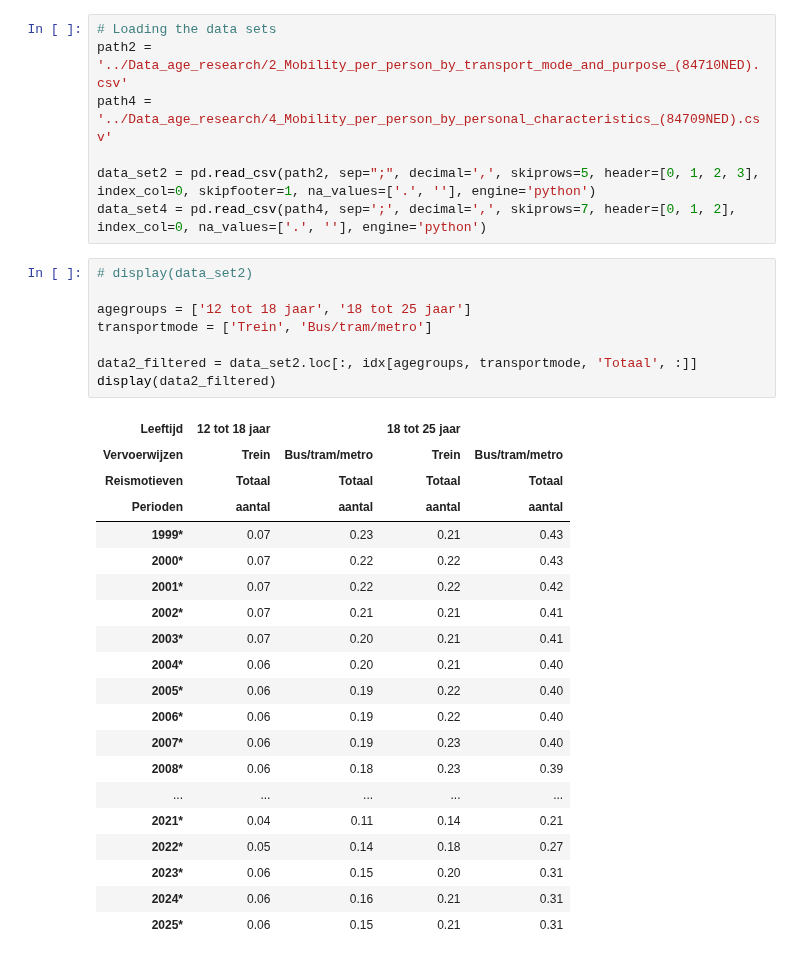
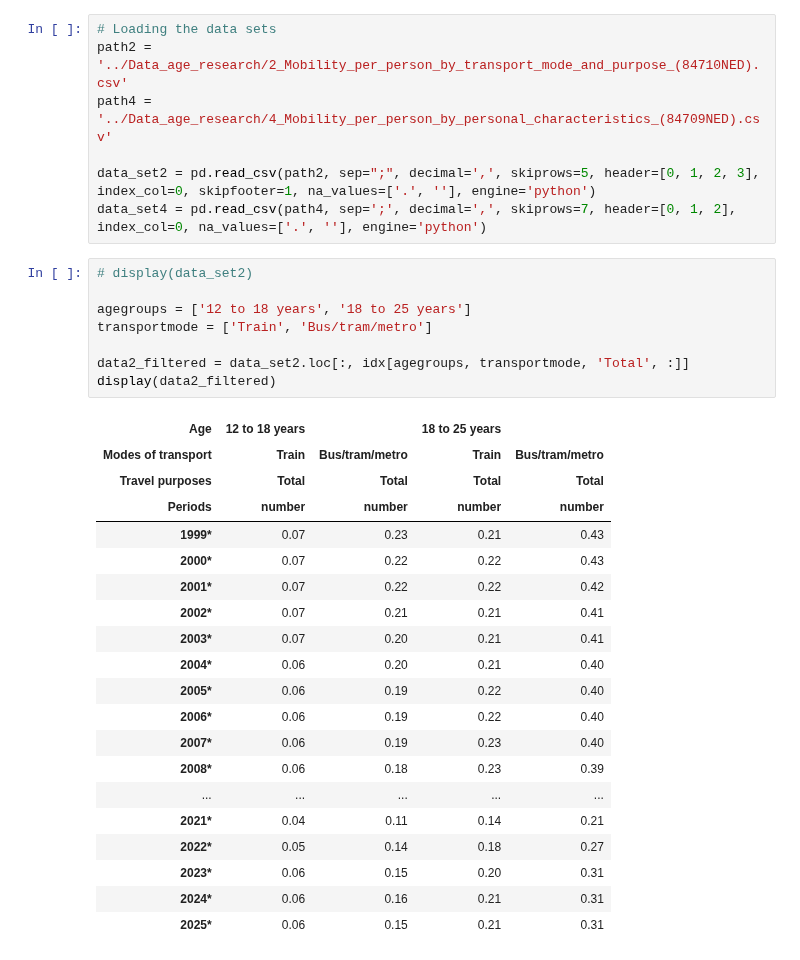
Before and after one commit to Meddevandeplas/TIL6022-group-6, a Jupyter notebook: Code/Subquestion4.ipynb, the cells around one changed output. Cells and saved outputs as stored; diff of their text form.

```diff
--- a/Code/Subquestion4.ipynb
+++ b/Code/Subquestion4.ipynb
@@ -21,16 +23,16 @@ data_set4 = pd.read_csv(path4, sep=';', decimal=',', skiprows=7, header=[0, 1, 2
 # %%
 # display(data_set2)
 
-agegroups = ['12 tot 18 jaar', '18 tot 25 jaar']
-transportmode = ['Trein', 'Bus/tram/metro']
+agegroups = ['12 to 18 years', '18 to 25 years']
+transportmode = ['Train', 'Bus/tram/metro']
 
-data2_filtered = data_set2.loc[:, idx[agegroups, transportmode, 'Totaal', :]]
+data2_filtered = data_set2.loc[:, idx[agegroups, transportmode, 'Total', :]]
 display(data2_filtered)
 # %% [output]
-| Leeftijd | 12 tot 18 jaar |  | 18 tot 25 jaar |  |
-| Vervoerwijzen | Trein | Bus/tram/metro | Trein | Bus/tram/metro |
-| Reismotieven | Totaal | Totaal | Totaal | Totaal |
-| Perioden | aantal | aantal | aantal | aantal |
+| Age | 12 to 18 years |  | 18 to 25 years |  |
+| Modes of transport | Train | Bus/tram/metro | Train | Bus/tram/metro |
+| Travel purposes | Total | Total | Total | Total |
+| Periods | number | number | number | number |
 | 1999* | 0.07 | 0.23 | 0.21 | 0.43 |
 | 2000* | 0.07 | 0.22 | 0.22 | 0.43 |
 | 2001* | 0.07 | 0.22 | 0.22 | 0.42 |
```
Also changed, not shown: parts of 3 cells of this notebook.
